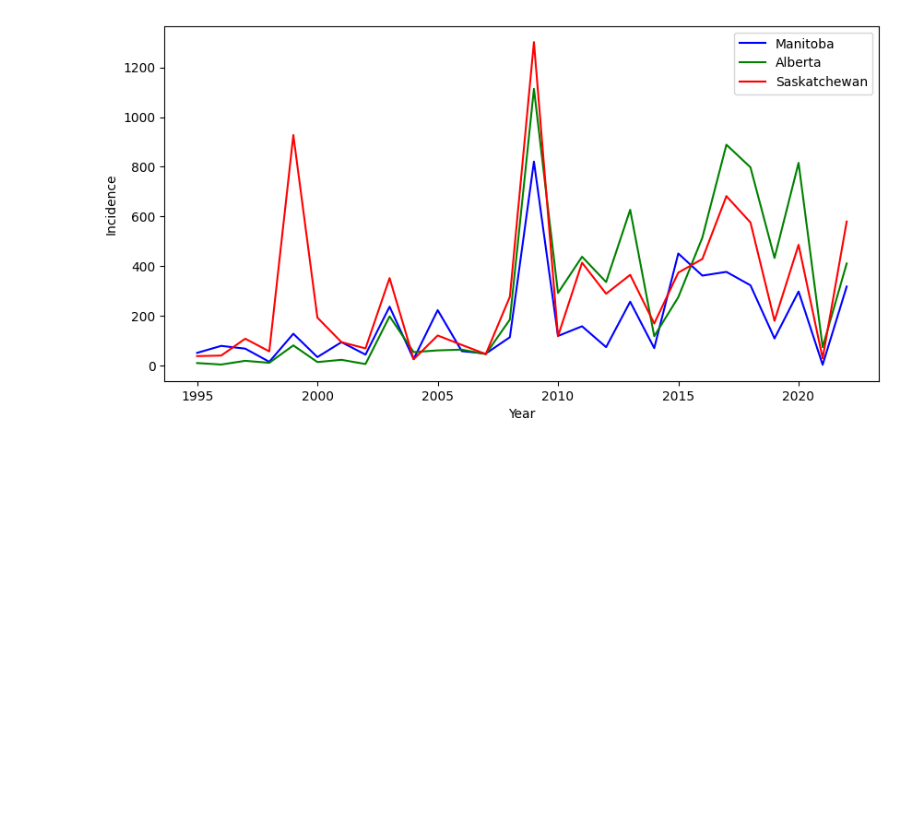
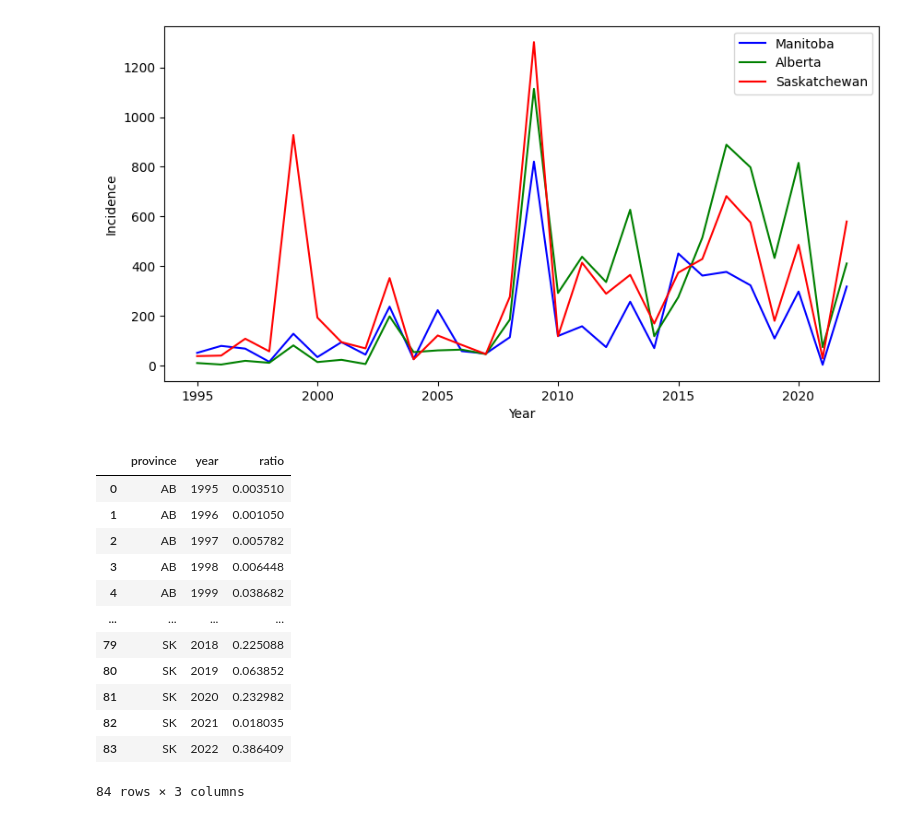
Before and after one commit to ChromaticPanic/CGC_Grain_Outcome_Predictions, a Jupyter notebook: src/Visualization/ergot_visualization.ipynb, the cells around one changed output. Cells and saved outputs as stored; diff of their text form; code cells hidden in the pictures; blank space fills up the shorter version.

```diff
--- a/src/Visualization/ergot_visualization.ipynb
+++ b/src/Visualization/ergot_visualization.ipynb
@@ -91,3 +87,22 @@ plt.legend(['Manitoba', 'Alberta', 'Saskatchewan'])
 plt.show()
 # %% [output]
 [figure]
+# %%
+ratio_df = ergot_df.groupby(['province', 'year'])['incidence'].count().reset_index()
+ratio_df['ratio'] = (samples_df['incidence']/ratio_df['incidence']).to_frame()
+ratio_df.drop(columns = {'incidence'}, inplace=True)
+ratio_df
+# %% [output]
+|  | province | year | ratio |
+| 0 | AB | 1995 | 0.003510 |
+| 1 | AB | 1996 | 0.001050 |
+| 2 | AB | 1997 | 0.005782 |
+| 3 | AB | 1998 | 0.006448 |
+| 4 | AB | 1999 | 0.038682 |
+| ... | ... | ... | ... |
+| 79 | SK | 2018 | 0.225088 |
+| 80 | SK | 2019 | 0.063852 |
+| 81 | SK | 2020 | 0.232982 |
+| 82 | SK | 2021 | 0.018035 |
+| 83 | SK | 2022 | 0.386409 |
+84 rows × 3 columns
```
Also changed, not shown: parts of 2 cells of this notebook.
